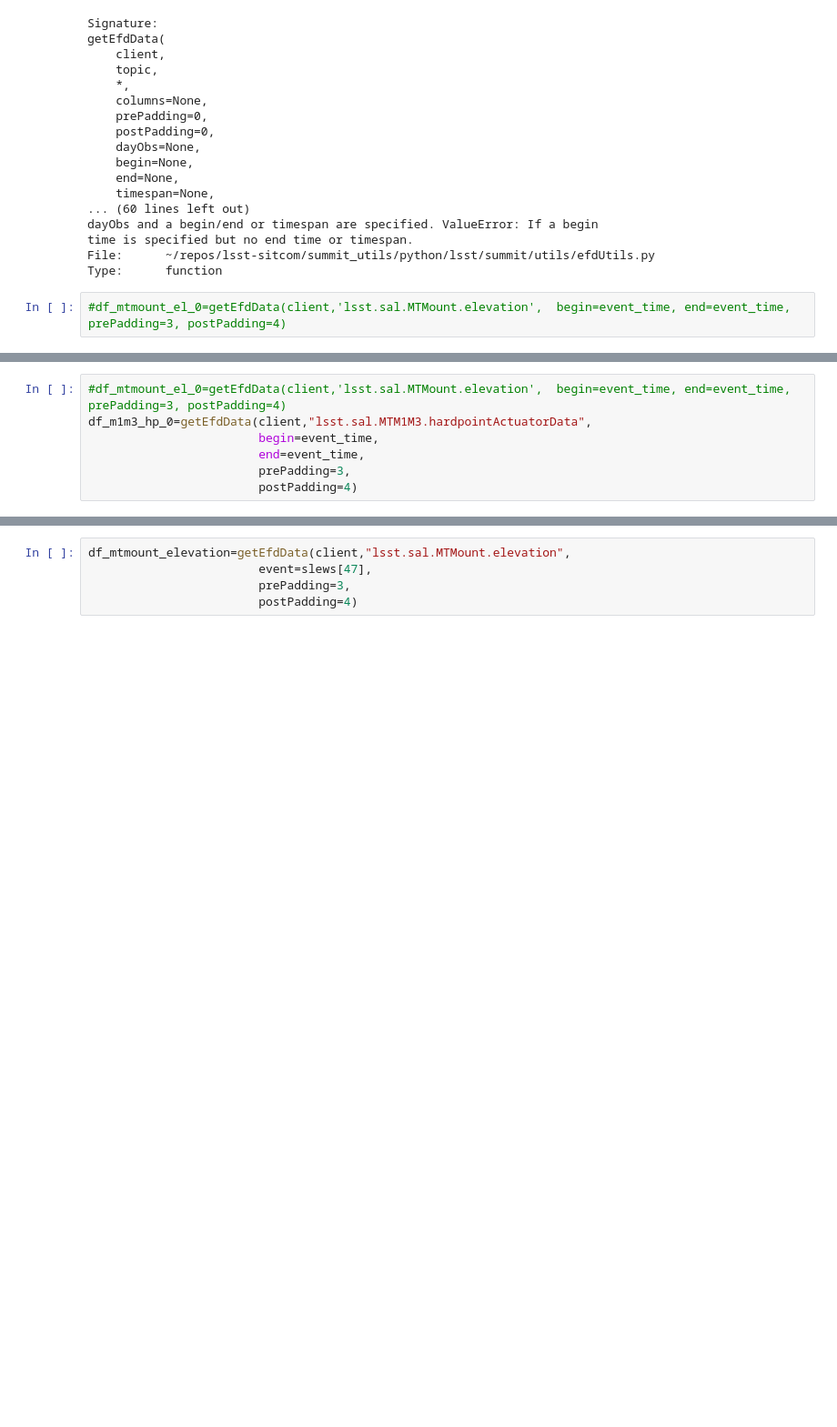
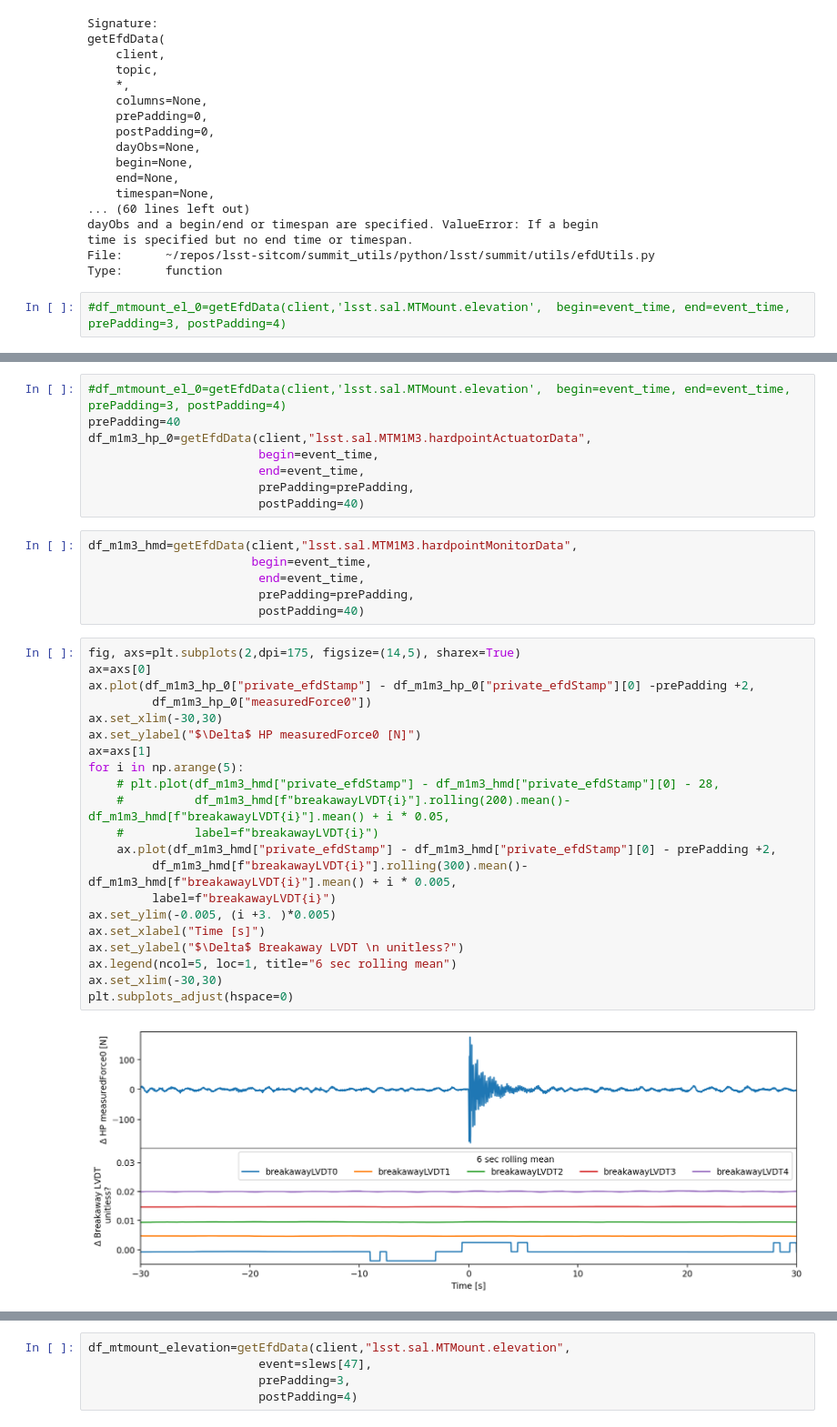
Before and after one commit to psferguson/psferguson_sitcom, a Jupyter notebook: projects/m1m3/hp_oscillations_during_slew/notebooks/decay_oscilation_fft.ipynb, the cells around one changed output, grey strips where cells are left out. Shown at 91% size. Drawn from its saved outputs; the diff is of its cells as text; blank space fills up the shorter version.

```diff
--- a/projects/m1m3/hp_oscillations_during_slew/notebooks/decay_oscilation_fft.ipynb
+++ b/projects/m1m3/hp_oscillations_during_slew/notebooks/decay_oscilation_fft.ipynb
@@ -71,7 +123,37 @@ Type:      function
 # %%
 #df_mtmount_el_0=getEfdData(client,'lsst.sal.MTMount.elevation',  begin=event_time, end=event_time, prePadding=3, postPadding=4)
+prePadding=40
 df_m1m3_hp_0=getEfdData(client,"lsst.sal.MTM1M3.hardpointActuatorData",
                         begin=event_time,
                         end=event_time,
-                        prePadding=3,
-                        postPadding=4)
+                        prePadding=prePadding,
+                        postPadding=40)
+# %%
+df_m1m3_hmd=getEfdData(client,"lsst.sal.MTM1M3.hardpointMonitorData",
+                       begin=event_time,
+                        end=event_time,
+                        prePadding=prePadding,
+                        postPadding=40)
+# %%
+fig, axs=plt.subplots(2,dpi=175, figsize=(14,5), sharex=True)
+ax=axs[0]
+ax.plot(df_m1m3_hp_0["private_efdStamp"] - df_m1m3_hp_0["private_efdStamp"][0] -prePadding +2,
+         df_m1m3_hp_0["measuredForce0"])
+ax.set_xlim(-30,30)
+ax.set_ylabel("$\Delta$ HP measuredForce0 [N]")
+ax=axs[1]
+for i in np.arange(5):
+    # plt.plot(df_m1m3_hmd["private_efdStamp"] - df_m1m3_hmd["private_efdStamp"][0] - 28,
+    #          df_m1m3_hmd[f"breakawayLVDT{i}"].rolling(200).mean()- df_m1m3_hmd[f"breakawayLVDT{i}"].mean() + i * 0.05,
+    #          label=f"breakawayLVDT{i}")
+    ax.plot(df_m1m3_hmd["private_efdStamp"] - df_m1m3_hmd["private_efdStamp"][0] - prePadding +2,
+         df_m1m3_hmd[f"breakawayLVDT{i}"].rolling(300).mean()- df_m1m3_hmd[f"breakawayLVDT{i}"].mean() + i * 0.005,
+         label=f"breakawayLVDT{i}")
+ax.set_ylim(-0.005, (i +3. )*0.005)
+ax.set_xlabel("Time [s]")
+ax.set_ylabel("$\Delta$ Breakaway LVDT \n unitless?")
+ax.legend(ncol=5, loc=1, title="6 sec rolling mean")
+ax.set_xlim(-30,30)
+plt.subplots_adjust(hspace=0)
+# %% [output]
+[figure, added]
```
Also changed, not shown: parts of 8 cells of this notebook, 4 other files.
